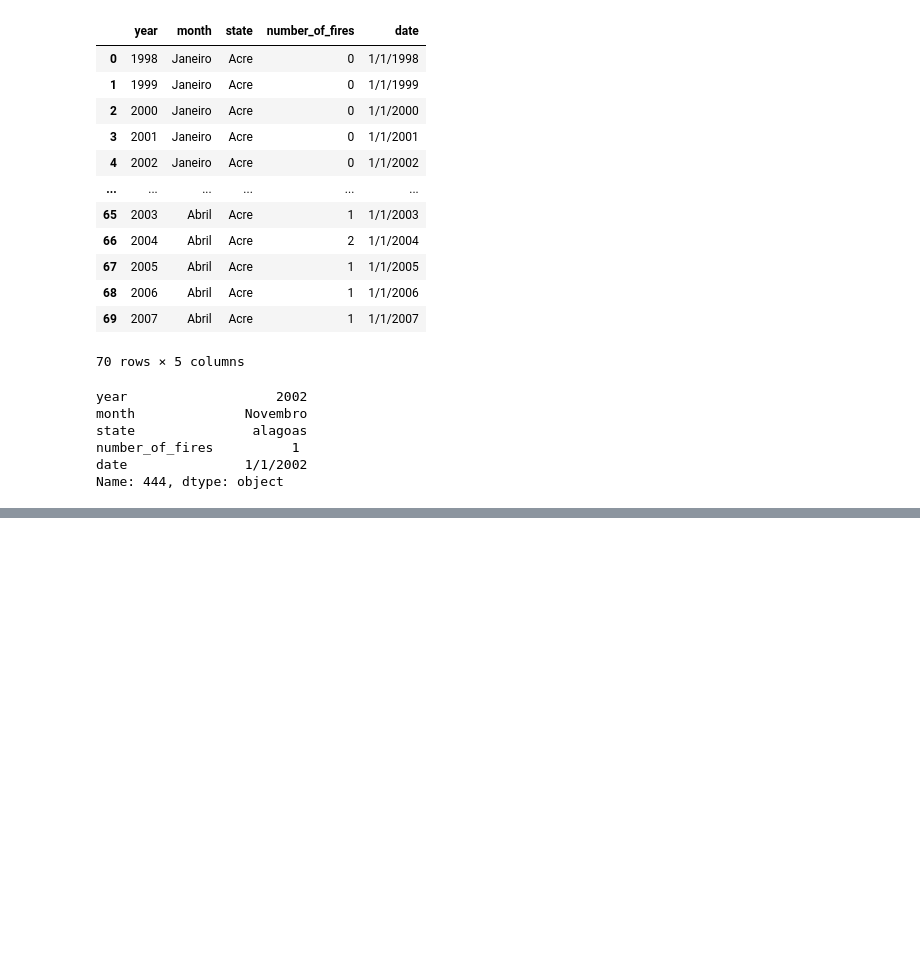
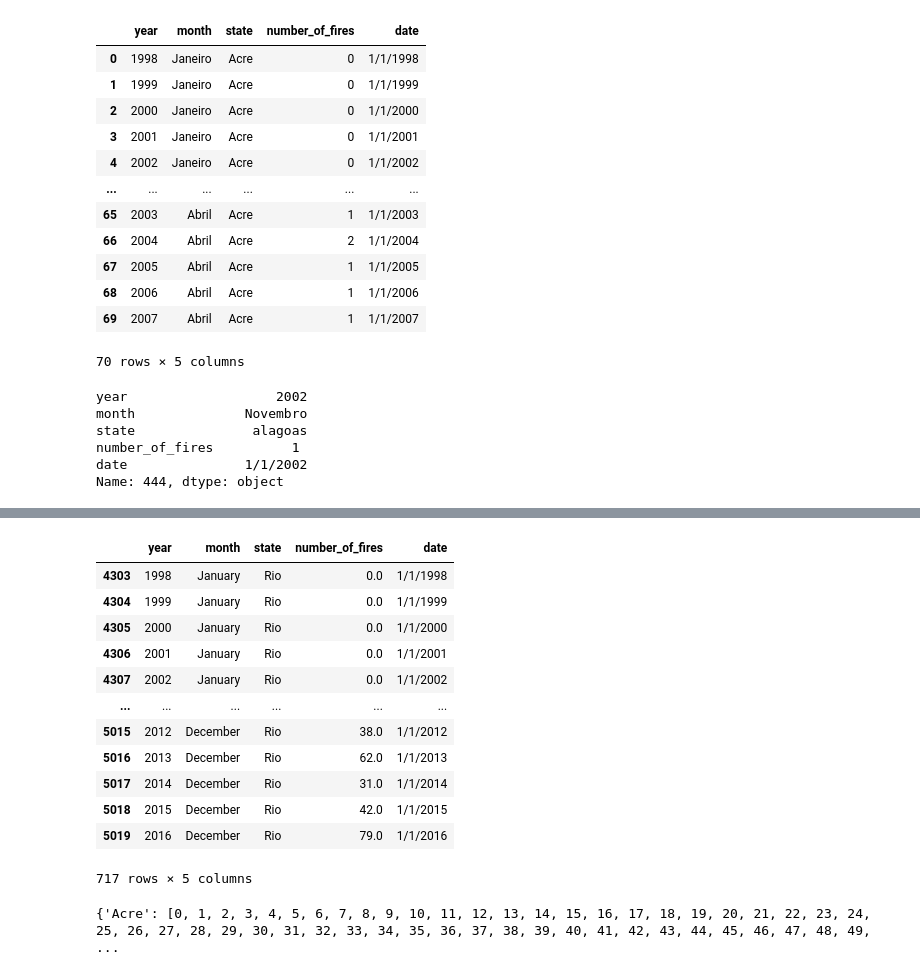
Before and after one commit to sonam201/Dataanalyticslearning, a Jupyter notebook: Amazondatacleaning.ipynb, the cells around one changed output, grey strips where cells are left out. Cells and saved outputs as stored; diff of their text form; code cells hidden in the pictures; blank space fills up the shorter version.

```diff
--- a/Amazondatacleaning.ipynb
+++ b/Amazondatacleaning.ipynb
@@ -330,0 +399,25 @@ Name: 444, dtype: object
+# %%
+# how do we do our object ?
+state_groups = df.groupby('state')
+state_groups.get_group('Rio')
+# %% [output]
+|  | year | month | state | number_of_fires | date |
+| 4303 | 1998 | January | Rio | 0.0 | 1/1/1998 |
+| 4304 | 1999 | January | Rio | 0.0 | 1/1/1999 |
+| 4305 | 2000 | January | Rio | 0.0 | 1/1/2000 |
+| 4306 | 2001 | January | Rio | 0.0 | 1/1/2001 |
+| 4307 | 2002 | January | Rio | 0.0 | 1/1/2002 |
+| ... | ... | ... | ... | ... | ... |
+| 5015 | 2012 | December | Rio | 38.0 | 1/1/2012 |
+| 5016 | 2013 | December | Rio | 62.0 | 1/1/2013 |
+| 5017 | 2014 | December | Rio | 31.0 | 1/1/2014 |
+| 5018 | 2015 | December | Rio | 42.0 | 1/1/2015 |
+| 5019 | 2016 | December | Rio | 79.0 | 1/1/2016 |
+717 rows × 5 columns
+# %%
+# let;s look at the groups we made
+# it is a dictionary where each key coresponds to a state name
+# the values are the index ranges for each group
+state_groups.groups
+# %% [output]
+{'Acre': [0, 1, 2, 3, 4, 5, 6, 7, 8, 9, 10, 11, 12, 13, 14, 15, 16, 17, 18, 19, 20, 21, 22, 23, 24, 25, 26, 27, 28, 29, 30, 31, 32, 33, 34, 35, 36, 37, 38, 39, 40, 41, 42, 43, 44, 45, 46, 47, 48, 49,  ...
```
Also changed, not shown: parts of 12 cells of this notebook.
